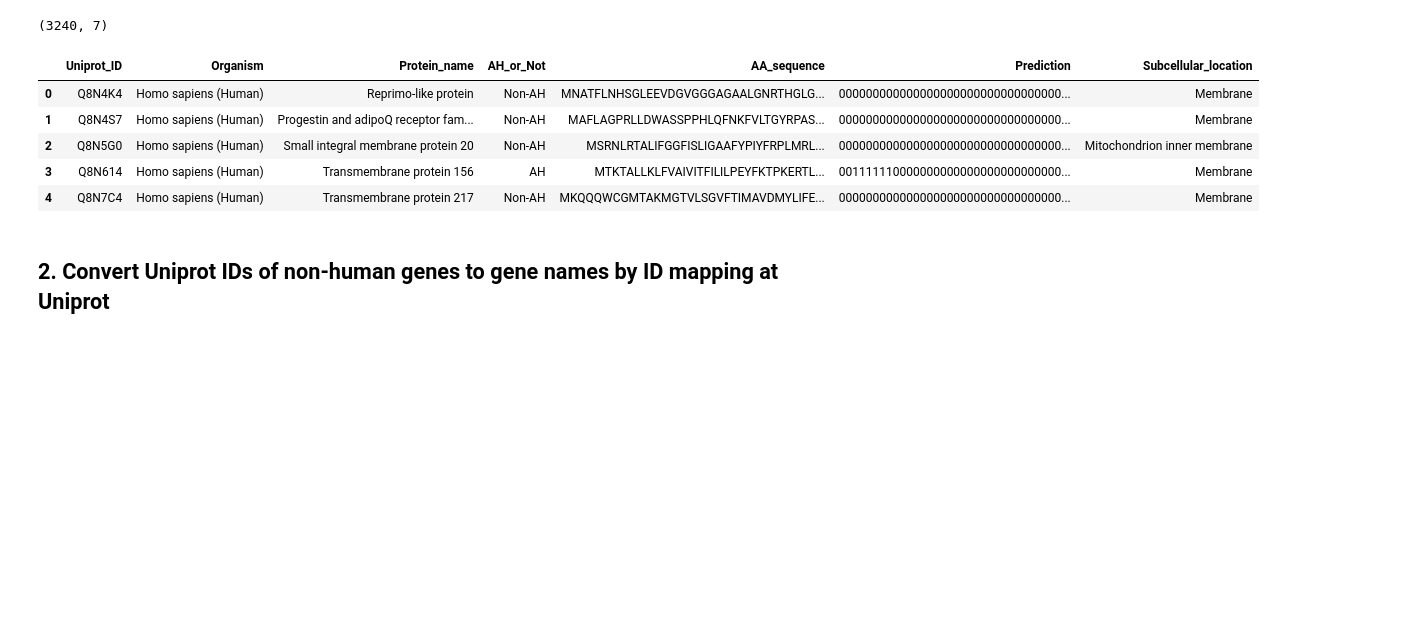
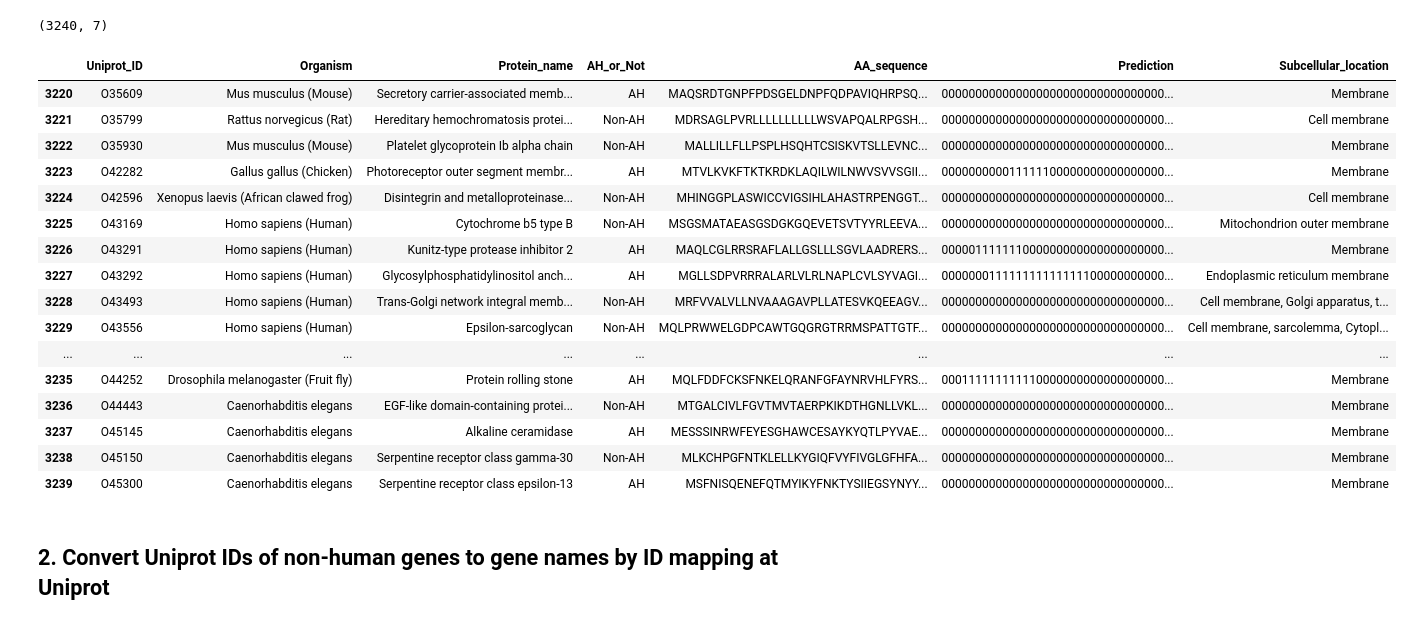
Before and after one commit to shokenlee/Find-AH-NE_MemBrain, a Jupyter notebook: MemBrain_2.5thPart.ipynb, the cells around one changed output. Drawn from its saved outputs; the diff is of its cells as text; code cells hidden in the pictures; blank space fills up the shorter version.

```diff
--- a/MemBrain_2.5thPart.ipynb
+++ b/MemBrain_2.5thPart.ipynb
@@ -20,14 +40,26 @@ df.shape
 # %% [output]
 (3240, 7)
 # %%
-df.head()
+# df.head()
+df.tail(n=20)
 # %% [output]
 |  | Uniprot_ID | Organism | Protein_name | AH_or_Not | AA_sequence | Prediction | Subcellular_location |
-| 0 | Q8N4K4 | Homo sapiens (Human) | Reprimo-like protein | Non-AH | MNATFLNHSGLEEVDGVGGGAGAALGNRTHGLG... | 000000000000000000000000000000000... | Membrane |
-| 1 | Q8N4S7 | Homo sapiens (Human) | Progestin and adipoQ receptor fam... | Non-AH | MAFLAGPRLLDWASSPPHLQFNKFVLTGYRPAS... | 000000000000000000000000000000000... | Membrane |
-| 2 | Q8N5G0 | Homo sapiens (Human) | Small integral membrane protein 20 | Non-AH | MSRNLRTALIFGGFISLIGAAFYPIYFRPLMRL... | 000000000000000000000000000000000... | Mitochondrion inner membrane |
-| 3 | Q8N614 | Homo sapiens (Human) | Transmembrane protein 156 | AH | MTKTALLKLFVAIVITFILILPEYFKTPKERTL... | 001111110000000000000000000000000... | Membrane |
-| 4 | Q8N7C4 | Homo sapiens (Human) | Transmembrane protein 217 | Non-AH | MKQQQWCGMTAKMGTVLSGVFTIMAVDMYLIFE... | 000000000000000000000000000000000... | Membrane |
+| 3220 | O35609 | Mus musculus (Mouse) | Secretory carrier-associated memb... | AH | MAQSRDTGNPFPDSGELDNPFQDPAVIQHRPSQ... | 000000000000000000000000000000000... | Membrane |
+| 3221 | O35799 | Rattus norvegicus (Rat) | Hereditary hemochromatosis protei... | Non-AH | MDRSAGLPVRLLLLLLLLLLWSVAPQALRPGSH... | 000000000000000000000000000000000... | Cell membrane |
+| 3222 | O35930 | Mus musculus (Mouse) | Platelet glycoprotein Ib alpha chain | Non-AH | MALLILLFLLPSPLHSQHTCSISKVTSLLEVNC... | 000000000000000000000000000000000... | Membrane |
+| 3223 | O42282 | Gallus gallus (Chicken) | Photoreceptor outer segment membr... | AH | MTVLKVKFTKTKRDKLAQILWILNWVSVVSGII... | 000000000011111100000000000000000... | Membrane |
+| 3224 | O42596 | Xenopus laevis (African clawed frog) | Disintegrin and metalloproteinase... | Non-AH | MHINGGPLASWICCVIGSIHLAHASTRPENGGT... | 000000000000000000000000000000000... | Cell membrane |
+| 3225 | O43169 | Homo sapiens (Human) | Cytochrome b5 type B | Non-AH | MSGSMATAEASGSDGKGQEVETSVTYYRLEEVA... | 000000000000000000000000000000000... | Mitochondrion outer membrane |
+| 3226 | O43291 | Homo sapiens (Human) | Kunitz-type protease inhibitor 2 | AH | MAQLCGLRRSRAFLALLGSLLLSGVLAADRERS... | 000001111111000000000000000000000... | Membrane |
+| 3227 | O43292 | Homo sapiens (Human) | Glycosylphosphatidylinositol anch... | AH | MGLLSDPVRRRALARLVLRLNAPLCVLSYVAGI... | 000000011111111111111100000000000... | Endoplasmic reticulum membrane |
+| 3228 | O43493 | Homo sapiens (Human) | Trans-Golgi network integral memb... | Non-AH | MRFVVALVLLNVAAAGAVPLLATESVKQEEAGV... | 000000000000000000000000000000000... | Cell membrane, Golgi apparatus, t... |
+| 3229 | O43556 | Homo sapiens (Human) | Epsilon-sarcoglycan | Non-AH | MQLPRWWELGDPCAWTGQGRGTRRMSPATTGTF... | 000000000000000000000000000000000... | Cell membrane, sarcolemma, Cytopl... |
+| ... | ... | ... | ... | ... | ... | ... | ... |
+| 3235 | O44252 | Drosophila melanogaster (Fruit fly) | Protein rolling stone | AH | MQLFDDFCKSFNKELQRANFGFAYNRVHLFYRS... | 000111111111110000000000000000000... | Membrane |
+| 3236 | O44443 | Caenorhabditis elegans | EGF-like domain-containing protei... | Non-AH | MTGALCIVLFGVTMVTAERPKIKDTHGNLLVKL... | 000000000000000000000000000000000... | Membrane |
+| 3237 | O45145 | Caenorhabditis elegans | Alkaline ceramidase | AH | MESSSINRWFEYESGHAWCESAYKYQTLPYVAE... | 000000000000000000000000000000000... | Membrane |
+| 3238 | O45150 | Caenorhabditis elegans | Serpentine receptor class gamma-30 | Non-AH | MLKCHPGFNTKLELLKYGIQFVYFIVGLGFHFA... | 000000000000000000000000000000000... | Membrane |
+| 3239 | O45300 | Caenorhabditis elegans | Serpentine receptor class epsilon-13 | AH | MSFNISQENEFQTMYIKYFNKTYSIIEGSYNYY... | 000000000000000000000000000000000... | Membrane |
 # %% [markdown]
 ## 2. Convert Uniprot IDs of non-human genes to gene names by ID mapping at Uniprot
 # %%
```
Also changed, not shown: parts of 9 cells of this notebook.
